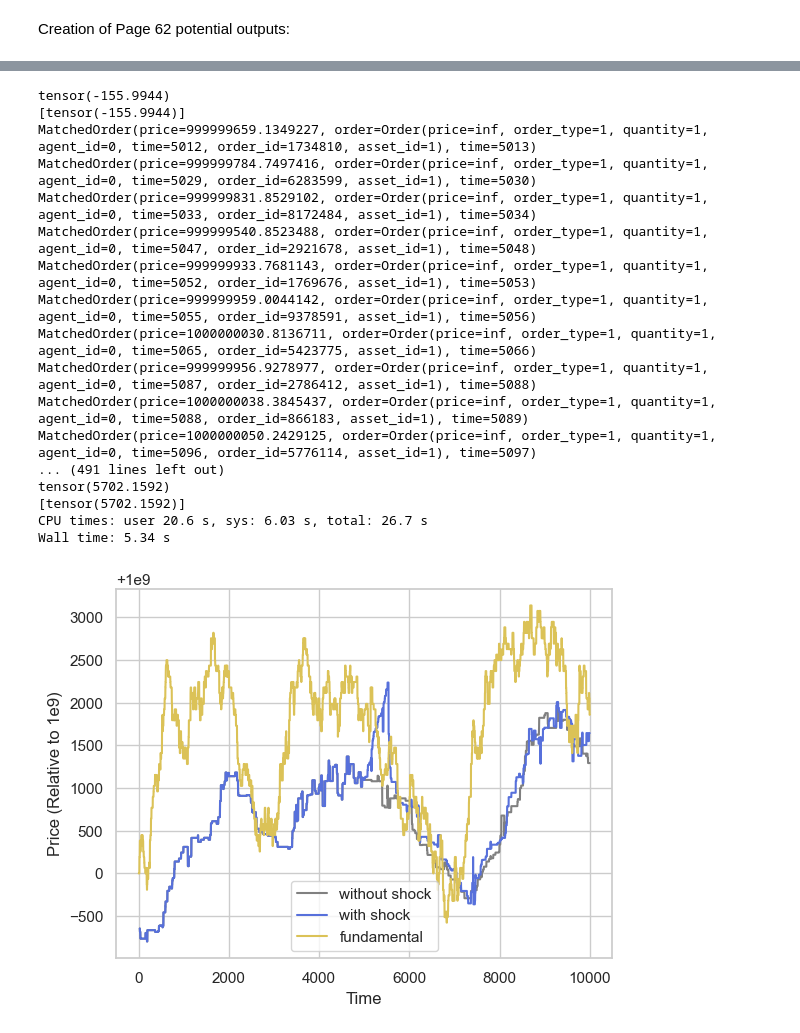
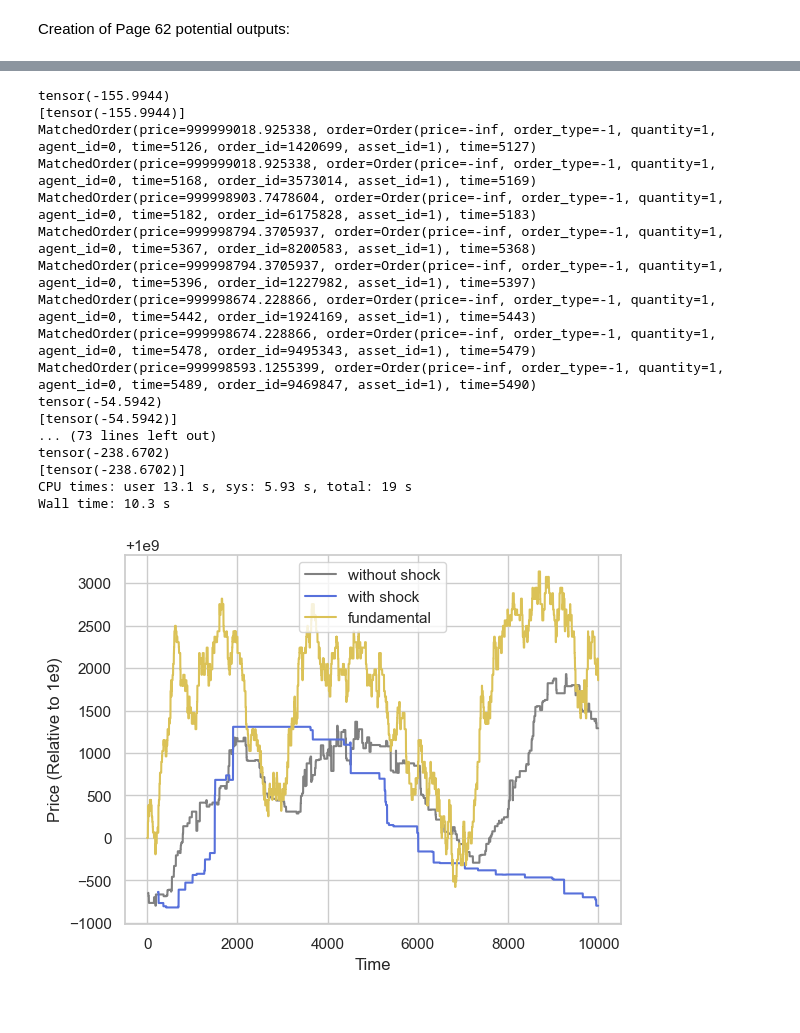
Before and after one commit to dipplestix/pymarketsim, a Jupyter notebook: recreation.ipynb, the cells around one changed output, grey strips where cells are left out. Cells and saved outputs as stored; diff of their text form; code cells hidden in the pictures.

```diff
--- a/recreation.ipynb
+++ b/recreation.ipynb
@@ -157,7 +157,7 @@ for seed in range(1, 10):
                 num_trend_agents=0,
                 sim_time=10000,
                 num_assets = 1,
-                lam = 2e-3,
+                lam = 2e-4,
                 lam_trend = 5e-3,
                 mean = 1e9,
                 r = 0,
@@ -182,7 +182,7 @@ for seed in range(1, 10):
     values_ns = []
     for agent_id in sim_ns.agents:
         agent = sim_ns.agents[agent_id]
-        value = agent.get_pos_value() + agent.position * fundamental_val + agent.cash
+        value = agent.get_pos_value() + agent.position * fundamental_val_ns + agent.cash
         # print(agent.cash, agent.position, agent.get_pos_value(), value)
         values_ns.append(value)
     surpluses_ns.append(sum(values_ns)/len(values_ns))
@@ -199,7 +199,7 @@ for seed in range(1, 10):
                 num_trend_agents=0,
                 sim_time=10000,
                 num_assets = 1,
-                lam = 2e-3,
+                lam = 2e-4,
                 lam_trend = 5e-3,
                 mean = 1e9,
                 r = 0,
@@ -220,11 +220,11 @@ for seed in range(1, 10):
 
 
     data_s = sim_s.run()
-    fundamental_val_s = sim.markets[0].get_final_fundamental()
+    fundamental_val_s = sim_s.markets[0].get_final_fundamental()
     values_s = []
     for agent_id in sim_s.agents:
         agent = sim_s.agents[agent_id]
-        value = agent.get_pos_value() + agent.position * fundamental_val + agent.cash
+        value = agent.get_pos_value() + agent.position * fundamental_val_s + agent.cash
         # print(agent.cash, agent.position, agent.get_pos_value(), value)
         values_s.append(value)
     surpluses_s.append(sum(values_s)/len(values_s))
@@ -257,7 +257,7 @@ for seed in range(1, 10):
     # Display legend
     plt.legend()
 
-    base = "/Users/rishithseelam/Code/SURE-SRG/market-sim-py/results/fig_pg62/"
+    base = "/Users/rishithseelam/Code/SURE-SRG/market-sim-py/results/temp/"
 
     # Show plot
     plt.savefig(base + f"{seed}_SELL.png")
@@ -317,7 +317,7 @@ for seed in range(1, 10):
     values_ns = []
     for agent_id in sim_ns.agents:
         agent = sim_ns.agents[agent_id]
-        value = agent.get_pos_value() + agent.position * fundamental_val + agent.cash
+        value = agent.get_pos_value() + agent.position * fundamental_val_ns + agent.cash
         # print(agent.cash, agent.position, agent.get_pos_value(), value)
         values_ns.append(value)
     surpluses_ns.append(sum(values_ns)/len(values_ns))
@@ -334,7 +334,7 @@ for seed in range(1, 10):
                 num_trend_agents=0,
                 sim_time=10000,
                 num_assets = 1,
-                lam = 2e-3,
+                lam = 2e-4,
                 lam_trend = 5e-3,
                 mean = 1e9,
                 r = 0,
@@ -347,7 +347,7 @@ for seed in range(1, 10):
                 shock_entry_time = 5000,
                 shock_interval = 500,
                 shock_volume = 500,
-                shock_side = BUY,
+                shock_side = SELL,
                 L = 5,
                 PI = 100.0,
                 random_seed = seed,
@@ -355,11 +355,11 @@ for seed in range(1, 10):
 
 
     data_s = sim_s.run()
-    fundamental_val_s = sim.markets[0].get_final_fundamental()
+    fundamental_val_s = sim_s.markets[0].get_final_fundamental()
     values_s = []
     for agent_id in sim_s.agents:
         agent = sim_s.agents[agent_id]
-        value = agent.get_pos_value() + agent.position * fundamental_val + agent.cash
+        value = agent.get_pos_value() + agent.position * fundamental_val_s + agent.cash
         # print(agent.cash, agent.position, agent.get_pos_value(), value)
         values_s.append(value)
     surpluses_s.append(sum(values_s)/len(values_s))
@@ -371,47 +371,47 @@ for seed in range(1, 10):
     Xns, Ybns, Yans, fns = data_ns
     Xs, Ybs, Yas, fs = data_s
 
     prices_ns = [(a + b) / 2 for a, b in zip(Ybns, Yans)]
     prices_s = [(a + b) / 2 for a, b in zip(Ybs, Yas)]
 
     plt.clf()
 
 
     # Plot using Seaborn and Matplotlib
     sns.set(style="whitegrid")
     palette = sns.color_palette("hls", 8)
     sns.lineplot(data=prices_ns, color='gray', label='without shock')
     sns.lineplot(data=prices_s, color=palette[5], label='with shock')
     sns.lineplot(data=fns, color=palette[1], label='fundamental')
 
     # Set plot labels and title
     plt.xlabel('Time')
     plt.ylabel('Price (Relative to 1e9)')
     plt.title('')
 
     # Display legend
     plt.legend()
 
     base = "/Users/rishithseelam/Code/SURE-SRG/market-sim-py/results/fig_pg62/"
 
     # Show plot
-    plt.savefig(base + f"{seed}_BUY.png")
+    plt.savefig(base + f"{seed}_SELL.png")
 # %% [output]
 tensor(-155.9944)
 [tensor(-155.9944)]
-MatchedOrder(price=999999659.1349227, order=Order(price=inf, order_type=1, quantity=1, agent_id=0, time=5012, order_id=1734810, asset_id=1), time=5013)
-MatchedOrder(price=999999784.7497416, order=Order(price=inf, order_type=1, quantity=1, agent_id=0, time=5029, order_id=6283599, asset_id=1), time=5030)
-MatchedOrder(price=999999831.8529102, order=Order(price=inf, order_type=1, quantity=1, agent_id=0, time=5033, order_id=8172484, asset_id=1), time=5034)
-MatchedOrder(price=999999540.8523488, order=Order(price=inf, order_type=1, quantity=1, agent_id=0, time=5047, order_id=2921678, asset_id=1), time=5048)
-MatchedOrder(price=999999933.7681143, order=Order(price=inf, order_type=1, quantity=1, agent_id=0, time=5052, order_id=1769676, asset_id=1), time=5053)
-MatchedOrder(price=999999959.0044142, order=Order(price=inf, order_type=1, quantity=1, agent_id=0, time=5055, order_id=9378591, asset_id=1), time=5056)
-MatchedOrder(price=1000000030.8136711, order=Order(price=inf, order_type=1, quantity=1, agent_id=0, time=5065, order_id=5423775, asset_id=1), time=5066)
-MatchedOrder(price=999999956.9278977, order=Order(price=inf, order_type=1, quantity=1, agent_id=0, time=5087, order_id=2786412, asset_id=1), time=5088)
-MatchedOrder(price=1000000038.3845437, order=Order(price=inf, order_type=1, quantity=1, agent_id=0, time=5088, order_id=866183, asset_id=1), time=5089)
-MatchedOrder(price=1000000050.2429125, order=Order(price=inf, order_type=1, quantity=1, agent_id=0, time=5096, order_id=5776114, asset_id=1), time=5097)
-... (491 lines left out)
-tensor(5702.1592)
-[tensor(5702.1592)]
-CPU times: user 20.6 s, sys: 6.03 s, total: 26.7 s
-Wall time: 5.34 s
+MatchedOrder(price=999999018.925338, order=Order(price=-inf, order_type=-1, quantity=1, agent_id=0, time=5126, order_id=1420699, asset_id=1), time=5127)
+MatchedOrder(price=999999018.925338, order=Order(price=-inf, order_type=-1, quantity=1, agent_id=0, time=5168, order_id=3573014, asset_id=1), time=5169)
+MatchedOrder(price=999998903.7478604, order=Order(price=-inf, order_type=-1, quantity=1, agent_id=0, time=5182, order_id=6175828, asset_id=1), time=5183)
+MatchedOrder(price=999998794.3705937, order=Order(price=-inf, order_type=-1, quantity=1, agent_id=0, time=5367, order_id=8200583, asset_id=1), time=5368)
+MatchedOrder(price=999998794.3705937, order=Order(price=-inf, order_type=-1, quantity=1, agent_id=0, time=5396, order_id=1227982, asset_id=1), time=5397)
+MatchedOrder(price=999998674.228866, order=Order(price=-inf, order_type=-1, quantity=1, agent_id=0, time=5442, order_id=1924169, asset_id=1), time=5443)
+MatchedOrder(price=999998674.228866, order=Order(price=-inf, order_type=-1, quantity=1, agent_id=0, time=5478, order_id=9495343, asset_id=1), time=5479)
+MatchedOrder(price=999998593.1255399, order=Order(price=-inf, order_type=-1, quantity=1, agent_id=0, time=5489, order_id=9469847, asset_id=1), time=5490)
+tensor(-54.5942)
+[tensor(-54.5942)]
+... (73 lines left out)
+tensor(-238.6702)
+[tensor(-238.6702)]
+CPU times: user 13.1 s, sys: 5.93 s, total: 19 s
+Wall time: 10.3 s
-[figure, old version]
+[figure, new version]
```
Also changed, not shown: parts of 4 cells of this notebook, 33 other files.
